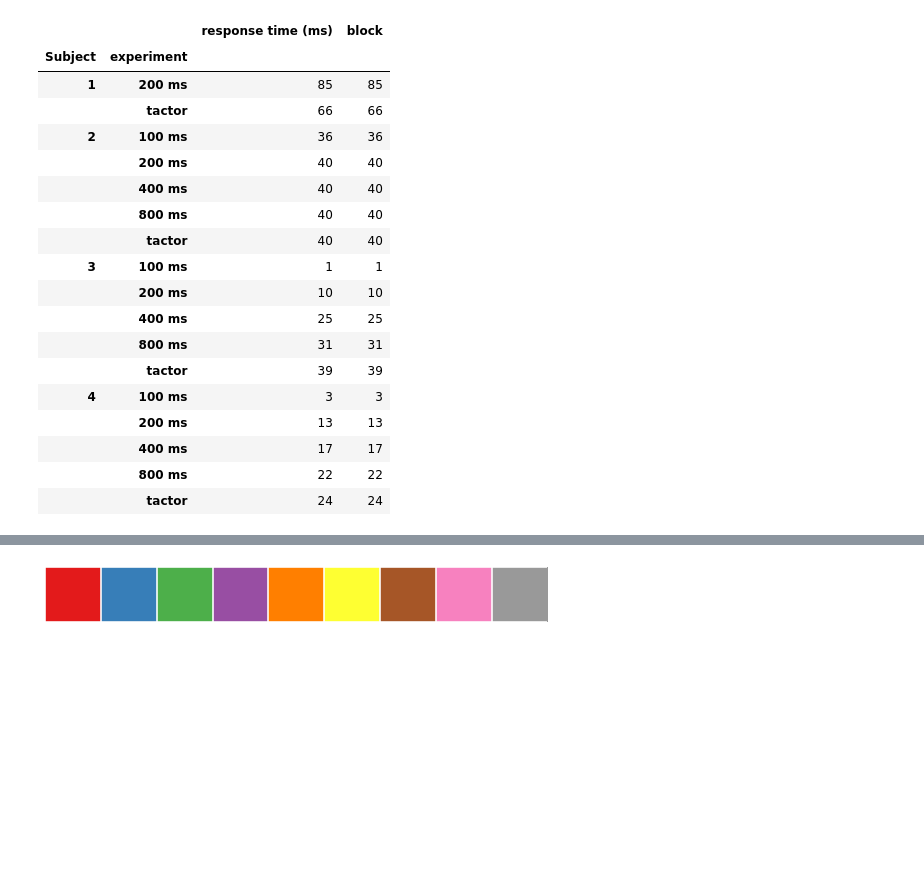
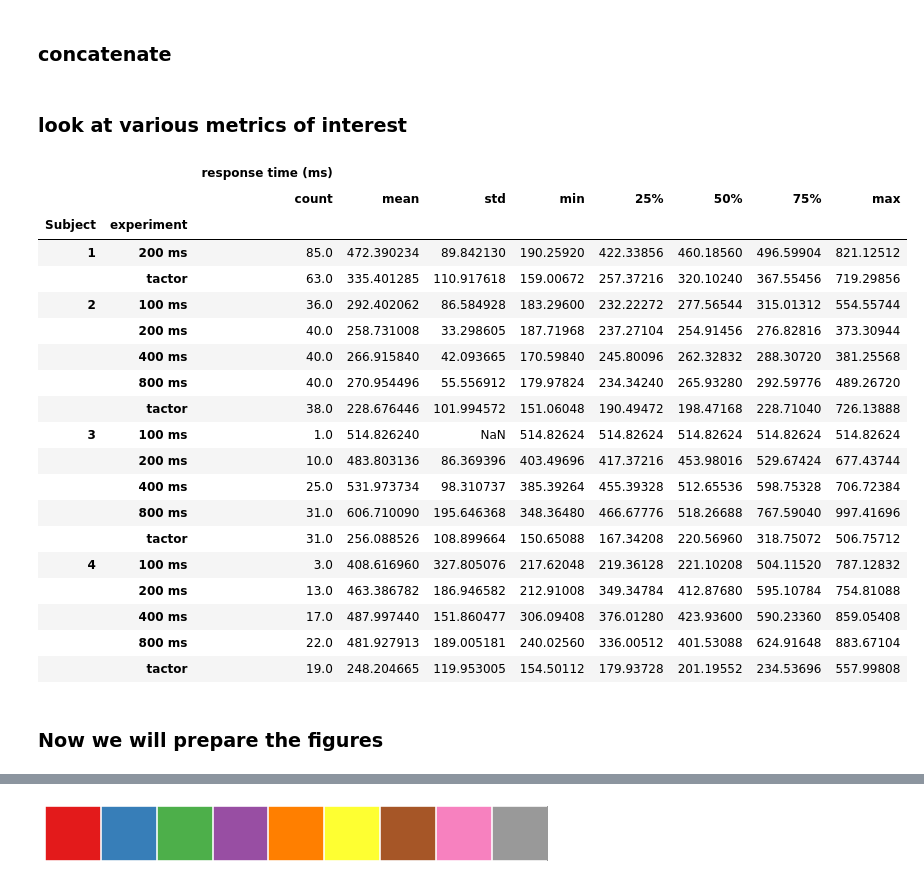
Before and after one commit to davidjuliancaldwell/responseTimingPaper, a Jupyter notebook: plotting_response_time_data.ipynb, the cells around one changed output, grey strips where cells are left out. Drawn from its saved outputs; the diff is of its cells as text; code cells hidden in the pictures; blank space fills up the shorter version.

```diff
--- a/plotting_response_time_data.ipynb
+++ b/plotting_response_time_data.ipynb
@@ -120 +131,3 @@ dataMelt7.rename(columns = {'variable':'experiment','value':'response time (ms)'
+# %% [markdown]
+### concatenate
 # %%
@@ -138,27 +142,39 @@ dataCleaned.groupby(['Subject','experiment']).std()
-# %%
-# get counts of each type
-
-dataCleaned.groupby(['Subject','experiment']).count()
-# %% [output]
-|  |  | response time (ms) | block |
-| Subject | experiment |  |  |
-| 1 | 200 ms | 85 | 85 |
-|  | tactor | 66 | 66 |
-| 2 | 100 ms | 36 | 36 |
-|  | 200 ms | 40 | 40 |
-|  | 400 ms | 40 | 40 |
-|  | 800 ms | 40 | 40 |
-|  | tactor | 40 | 40 |
-| 3 | 100 ms | 1 | 1 |
-|  | 200 ms | 10 | 10 |
-|  | 400 ms | 25 | 25 |
-|  | 800 ms | 31 | 31 |
-|  | tactor | 39 | 39 |
-| 4 | 100 ms | 3 | 3 |
-|  | 200 ms | 13 | 13 |
-|  | 400 ms | 17 | 17 |
-|  | 800 ms | 22 | 22 |
-|  | tactor | 24 | 24 |
+# %% [markdown]
+### look at various metrics of interest
+# %%
+dataCleaned = resultTrim[resultTrim['experiment'].isin(experimentsOfInt)]
+dataCleaned.groupby(['experiment','Subject','block']).mean()
+dataCleaned.groupby(['experiment','Subject','block']).describe()
+dataCleaned.groupby(['Subject','experiment']).describe()
+
+#dataCleaned.groupby(['Subject','experiment']).mean()
+#dataCleaned.groupby(['Subject','experiment']).std()
+
+# get counts of each type
+#dataCleaned.groupby(['Subject','experiment']).count()
+# %% [output]
+|  |  | response time (ms) |  |  |  |  |  |  |  |
+|  |  | count | mean | std | min | 25% | 50% | 75% | max |
+| Subject | experiment |  |  |  |  |  |  |  |  |
+| 1 | 200 ms | 85.0 | 472.390234 | 89.842130 | 190.25920 | 422.33856 | 460.18560 | 496.59904 | 821.12512 |
+|  | tactor | 63.0 | 335.401285 | 110.917618 | 159.00672 | 257.37216 | 320.10240 | 367.55456 | 719.29856 |
+| 2 | 100 ms | 36.0 | 292.402062 | 86.584928 | 183.29600 | 232.22272 | 277.56544 | 315.01312 | 554.55744 |
+|  | 200 ms | 40.0 | 258.731008 | 33.298605 | 187.71968 | 237.27104 | 254.91456 | 276.82816 | 373.30944 |
+|  | 400 ms | 40.0 | 266.915840 | 42.093665 | 170.59840 | 245.80096 | 262.32832 | 288.30720 | 381.25568 |
+|  | 800 ms | 40.0 | 270.954496 | 55.556912 | 179.97824 | 234.34240 | 265.93280 | 292.59776 | 489.26720 |
+|  | tactor | 38.0 | 228.676446 | 101.994572 | 151.06048 | 190.49472 | 198.47168 | 228.71040 | 726.13888 |
+| 3 | 100 ms | 1.0 | 514.826240 | NaN | 514.82624 | 514.82624 | 514.82624 | 514.82624 | 514.82624 |
+|  | 200 ms | 10.0 | 483.803136 | 86.369396 | 403.49696 | 417.37216 | 453.98016 | 529.67424 | 677.43744 |
+|  | 400 ms | 25.0 | 531.973734 | 98.310737 | 385.39264 | 455.39328 | 512.65536 | 598.75328 | 706.72384 |
+|  | 800 ms | 31.0 | 606.710090 | 195.646368 | 348.36480 | 466.67776 | 518.26688 | 767.59040 | 997.41696 |
+|  | tactor | 31.0 | 256.088526 | 108.899664 | 150.65088 | 167.34208 | 220.56960 | 318.75072 | 506.75712 |
+| 4 | 100 ms | 3.0 | 408.616960 | 327.805076 | 217.62048 | 219.36128 | 221.10208 | 504.11520 | 787.12832 |
+|  | 200 ms | 13.0 | 463.386782 | 186.946582 | 212.91008 | 349.34784 | 412.87680 | 595.10784 | 754.81088 |
+|  | 400 ms | 17.0 | 487.997440 | 151.860477 | 306.09408 | 376.01280 | 423.93600 | 590.23360 | 859.05408 |
+|  | 800 ms | 22.0 | 481.927913 | 189.005181 | 240.02560 | 336.00512 | 401.53088 | 624.91648 | 883.67104 |
+|  | tactor | 19.0 | 248.204665 | 119.953005 | 154.50112 | 179.93728 | 201.19552 | 234.53696 | 557.99808 |
+# %% [markdown]
+### Now we will prepare the figures
 # %%
 # set the color palette
 
```
Also changed, not shown: parts of 25 cells of this notebook, 10 other files.
